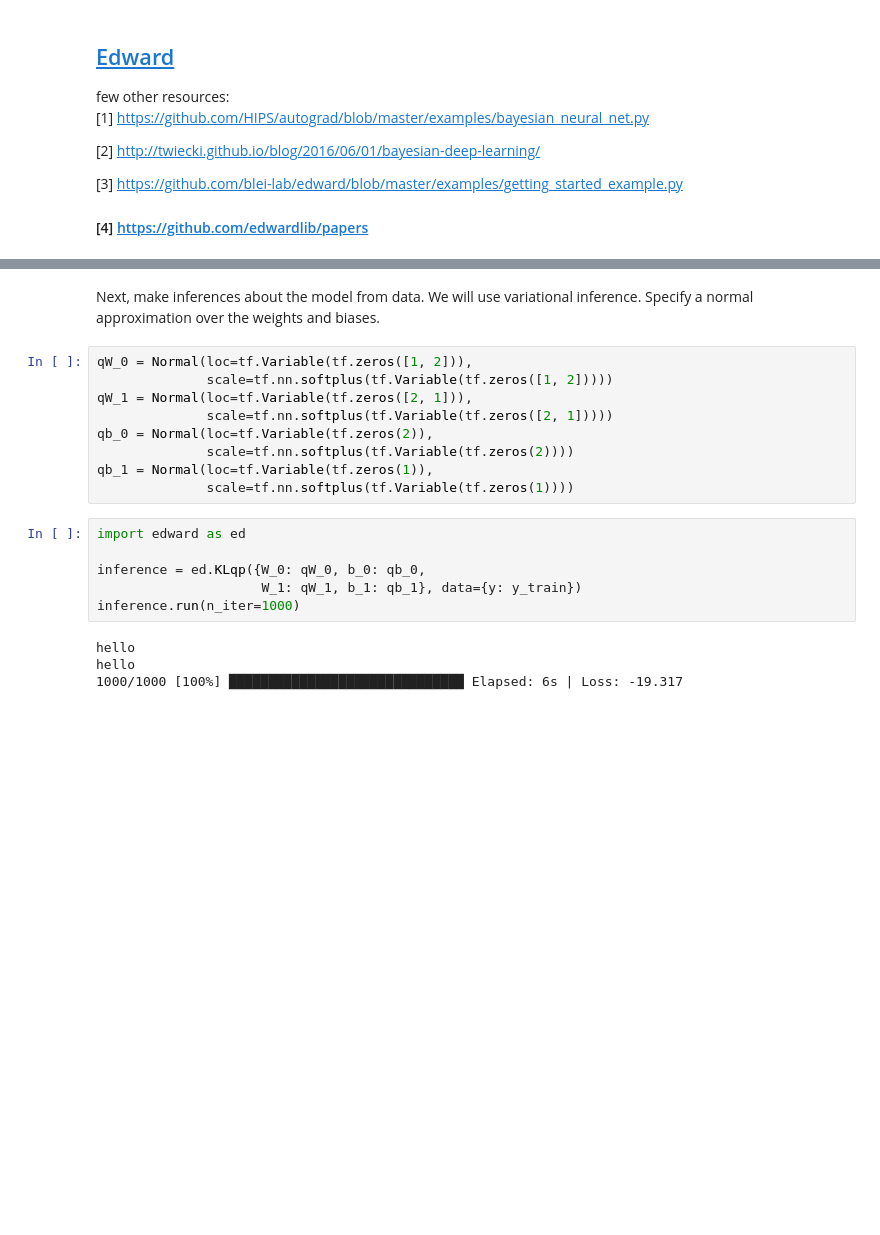
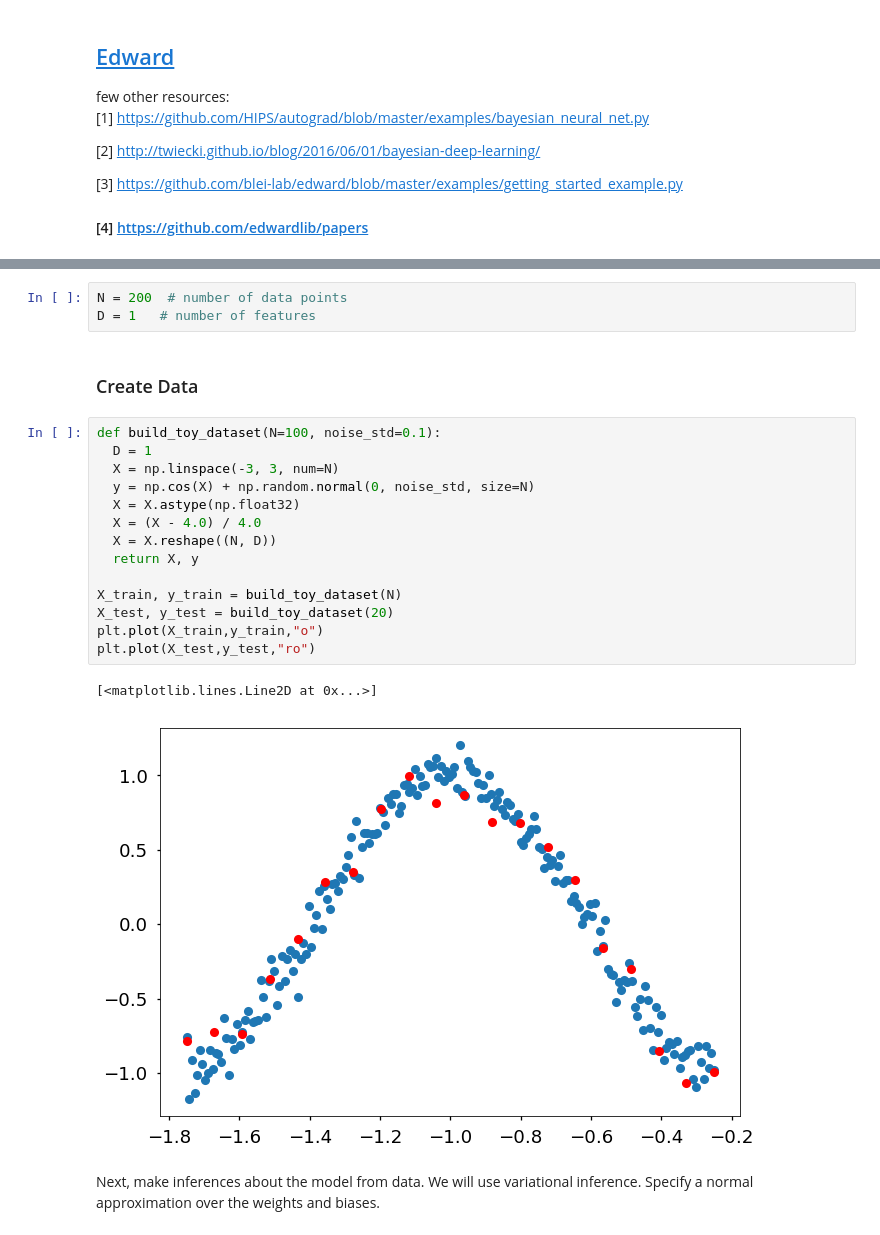
Before and after one commit to chromonav/neuroprobe, a Jupyter notebook: Bayesian Deep Learning/Learning Probablistic Deep Learning.ipynb, the cells around one changed output, grey strips where cells are left out. Cells and saved outputs as stored; diff of their text form; blank space fills up the shorter version.

```diff
--- a/Bayesian Deep Learning/Learning Probablistic Deep Learning.ipynb
+++ b/Bayesian Deep Learning/Learning Probablistic Deep Learning.ipynb
@@ -43,21 +45,24 @@ y = Normal(loc=tf.matmul(tf.tanh(tf.matmul(x, W_0) + b_0), W_1) + b_1,
+# %%
+N = 200  # number of data points
+D = 1   # number of features
+# %% [markdown]
+### Create Data
+# %%
+def build_toy_dataset(N=100, noise_std=0.1):
+  D = 1
+  X = np.linspace(-3, 3, num=N)
+  y = np.cos(X) + np.random.normal(0, noise_std, size=N)
+  X = X.astype(np.float32)
+  X = (X - 4.0) / 4.0
+  X = X.reshape((N, D))
+  return X, y
+
+X_train, y_train = build_toy_dataset(N)
+X_test, y_test = build_toy_dataset(20)
+plt.plot(X_train,y_train,"o")
+plt.plot(X_test,y_test,"ro")
+# %% [output]
+[<matplotlib.lines.Line2D at 0x...>]
+[figure, added]
 # %% [markdown]
 Next, make inferences about the model from data. We will use variational inference. Specify a normal approximation over the weights and biases.
-# %%
-qW_0 = Normal(loc=tf.Variable(tf.zeros([1, 2])),
-              scale=tf.nn.softplus(tf.Variable(tf.zeros([1, 2]))))
-qW_1 = Normal(loc=tf.Variable(tf.zeros([2, 1])),
-              scale=tf.nn.softplus(tf.Variable(tf.zeros([2, 1]))))
-qb_0 = Normal(loc=tf.Variable(tf.zeros(2)),
-              scale=tf.nn.softplus(tf.Variable(tf.zeros(2))))
-qb_1 = Normal(loc=tf.Variable(tf.zeros(1)),
-              scale=tf.nn.softplus(tf.Variable(tf.zeros(1))))
-# %%
-import edward as ed
-
-inference = ed.KLqp({W_0: qW_0, b_0: qb_0,
-                     W_1: qW_1, b_1: qb_1}, data={y: y_train})
-inference.run(n_iter=1000)
-# %% [output]
-hello
-hello
-1000/1000 [100%] ██████████████████████████████ Elapsed: 6s | Loss: -19.317
```
Also changed, not shown: parts of 17 cells of this notebook, 25 other files.
